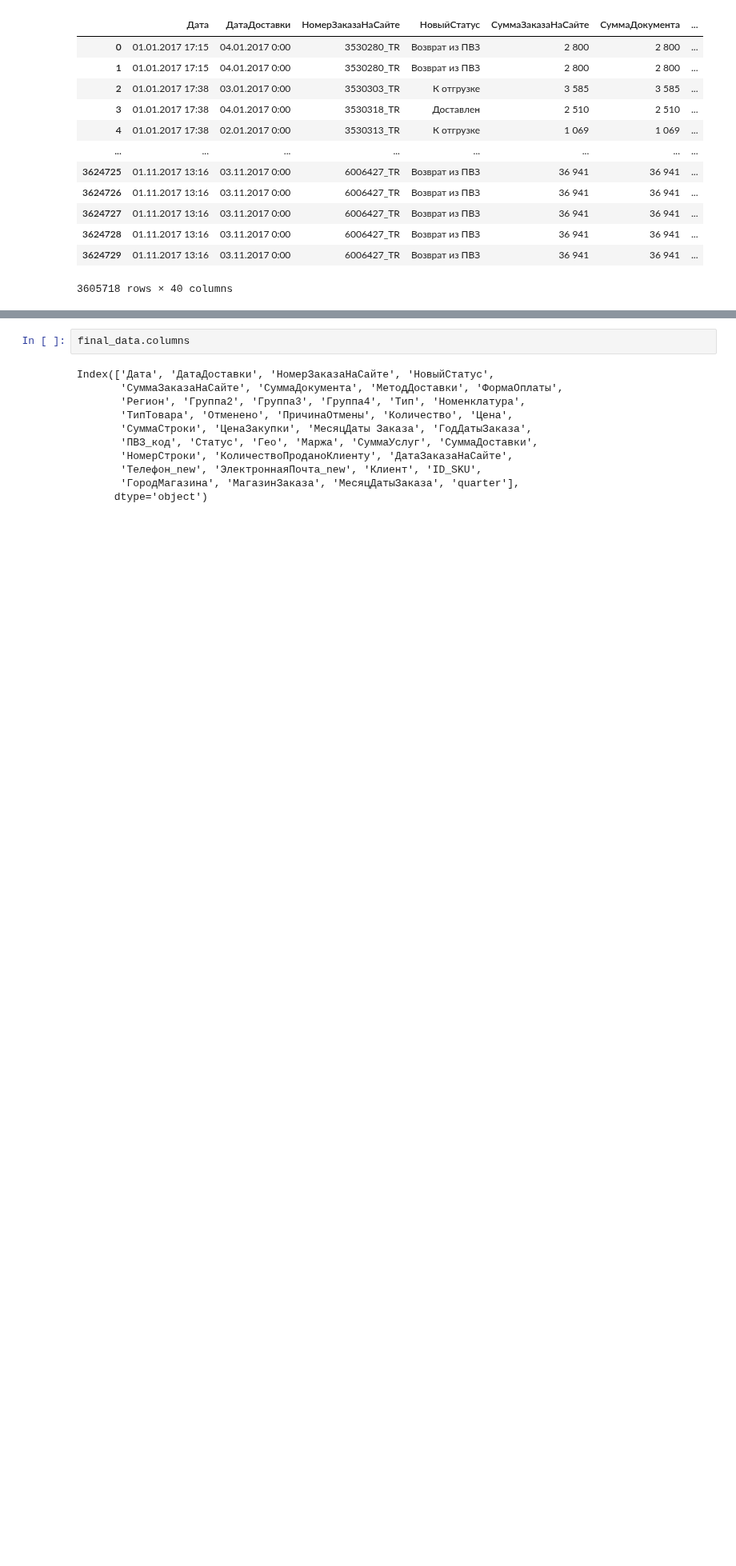
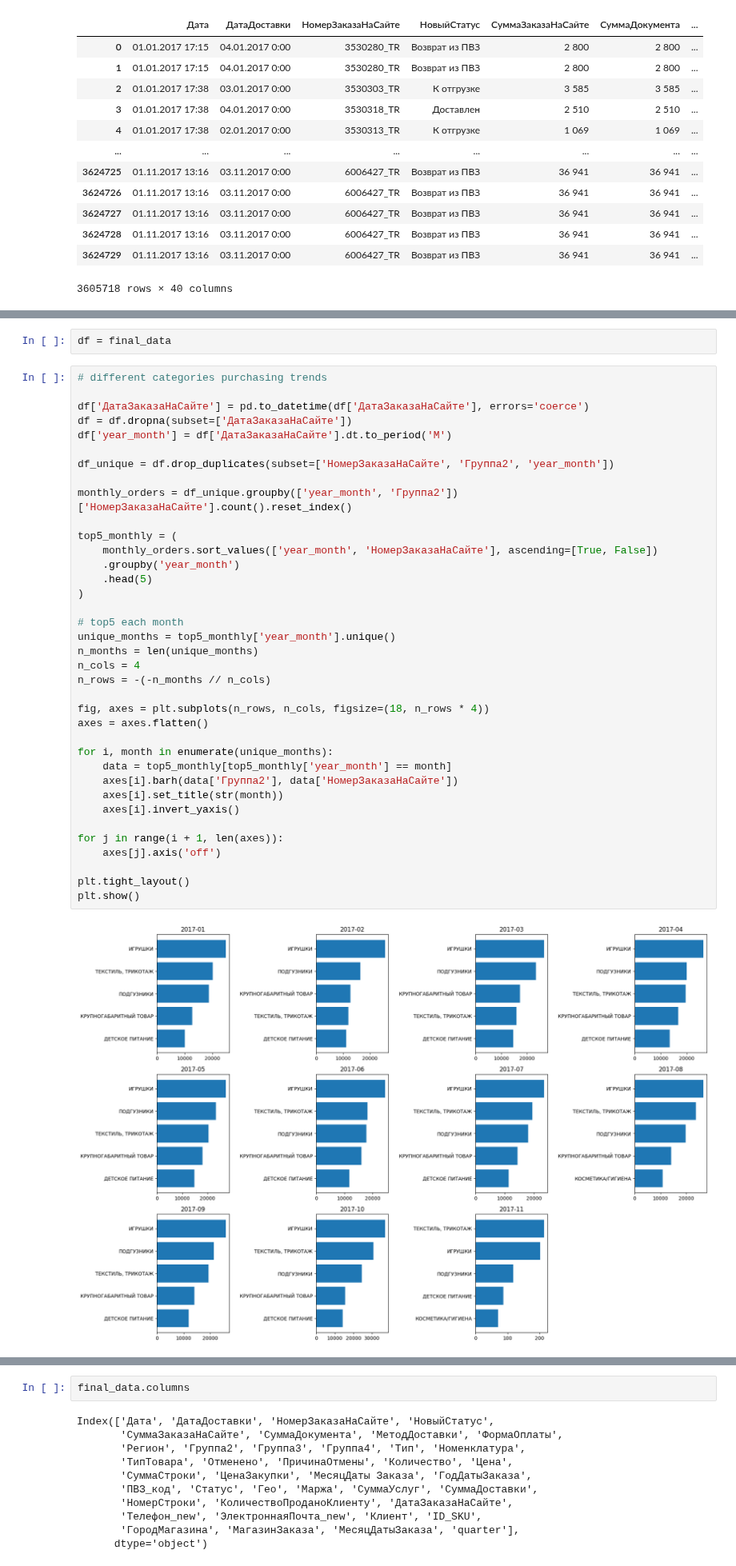
Before and after one commit to Mi11ena/Analysis-of-Purchasing-Activity-Cycles-and-Building-a-Customer-Retention-Strategy, a Jupyter notebook: 1. Preprocessing.ipynb, the cells around one changed output, grey strips where cells are left out. Shown at 80% size. Saved outputs shown, nothing was run; the diff lists cells and outputs as text; blank space fills up the shorter version.

```diff
--- a/1. Preprocessing.ipynb
+++ b/1. Preprocessing.ipynb
@@ -69,0 +73,41 @@ final_data
+# %%
+df = final_data
+# %%
+# different categories purchasing trends
+
+df['ДатаЗаказаНаСайте'] = pd.to_datetime(df['ДатаЗаказаНаСайте'], errors='coerce')
+df = df.dropna(subset=['ДатаЗаказаНаСайте'])
+df['year_month'] = df['ДатаЗаказаНаСайте'].dt.to_period('M')
+
+df_unique = df.drop_duplicates(subset=['НомерЗаказаНаСайте', 'Группа2', 'year_month'])
+
+monthly_orders = df_unique.groupby(['year_month', 'Группа2'])['НомерЗаказаНаСайте'].count().reset_index()
+
+top5_monthly = (
+    monthly_orders.sort_values(['year_month', 'НомерЗаказаНаСайте'], ascending=[True, False])
+    .groupby('year_month')
+    .head(5)
+)
+
+# top5 each month
+unique_months = top5_monthly['year_month'].unique()
+n_months = len(unique_months)
+n_cols = 4
+n_rows = -(-n_months // n_cols)
+
+fig, axes = plt.subplots(n_rows, n_cols, figsize=(18, n_rows * 4))
+axes = axes.flatten()
+
+for i, month in enumerate(unique_months):
+    data = top5_monthly[top5_monthly['year_month'] == month]
+    axes[i].barh(data['Группа2'], data['НомерЗаказаНаСайте'])
+    axes[i].set_title(str(month))
+    axes[i].invert_yaxis()
+
+for j in range(i + 1, len(axes)):
+    axes[j].axis('off')
+
+plt.tight_layout()
+plt.show()
+# %% [output]
+[figure, added]
```
Also changed, not shown: parts of 14 cells of this notebook, 2 other files.
